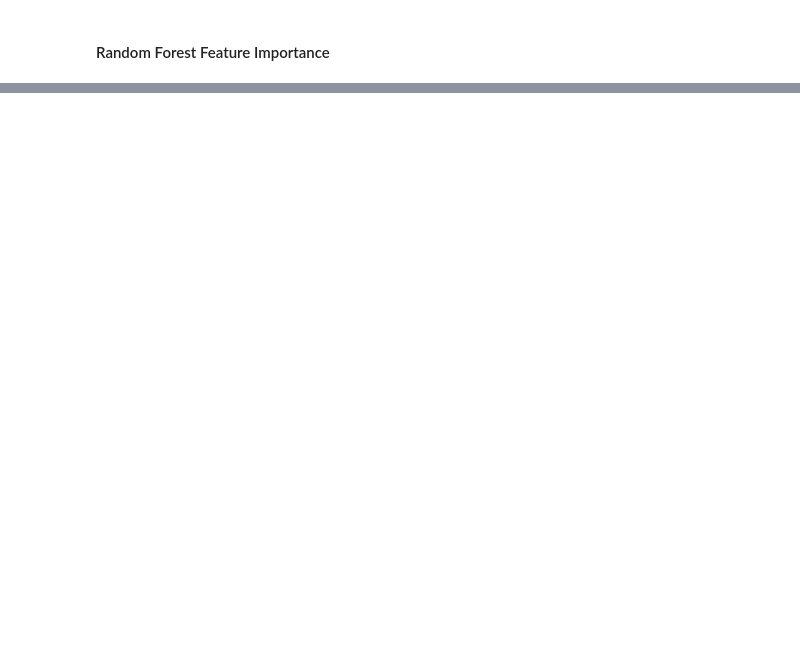
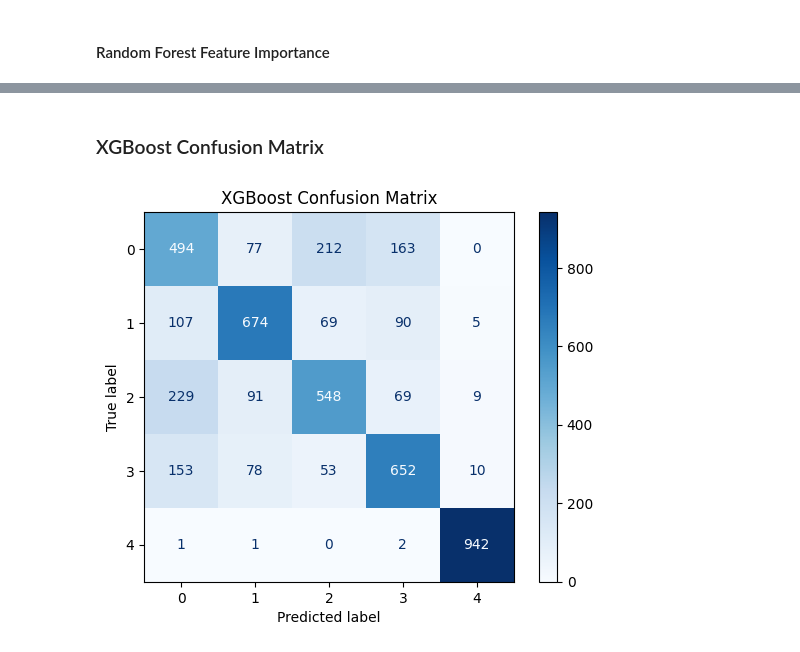
Before and after one commit to Fidelisaboke/food-security-analysis, a Jupyter notebook: food_security_status.ipynb, the cells around one changed output, grey strips where cells are left out. Cells and saved outputs as stored; diff of their text form; code cells hidden in the pictures; blank space fills up the shorter version.

```diff
--- a/food_security_status.ipynb
+++ b/food_security_status.ipynb
@@ -502,0 +506,21 @@ plt.show()
+# %%
+# Intialize XGBoost model
+xgb = XGBClassifier(
+    objective='multi:softmax',
+    num_class=5,
+    eval_metric='mlogloss',
+    random_state=42
+)
+
+# GridSearchCV for selecting best parameters
+param_grid = {
+    'n_estimators': [100, 200],
+    'max_depth': [3, 6, 10],
+    'learning_rate': [0.01, 0.1, 0.3],
+    'subsample': [0.8, 1.0],
+    'colsample_bytree': [0.8, 1.0]
+}
+
+grid = GridSearchCV(xgb, param_grid, cv=5, scoring='f1_weighted')
+grid.fit(X_train_scaled, y_train)
+print(f"Best Parameters: {grid.best_params_}")
@@ -502,0 +531,7 @@ plt.show()
+# %%
+best_xgb = grid.best_estimator_
+
+# Evaluate the XGBoost model
+y_pred_xgb = best_xgb.predict(X_test_scaled)
+accuracy_xgb = accuracy_score(y_test, y_pred_xgb)
+print(classification_report(y_test, y_pred_xgb))
@@ -502,0 +550,15 @@ plt.show()
+# %% [markdown]
+### XGBoost Confusion Matrix
+# %%
+disp = ConfusionMatrixDisplay.from_estimator(
+    best_xgb,
+    X_test_scaled,
+    y_test,
+    display_labels=best_xgb.classes_,
+    cmap=plt.cm.Blues,
+    normalize=None,
+)
+disp.ax_.set_title("XGBoost Confusion Matrix")
+plt.show()
+# %% [output]
+[figure, added]
```
Also changed, not shown: parts of 22 cells of this notebook.
